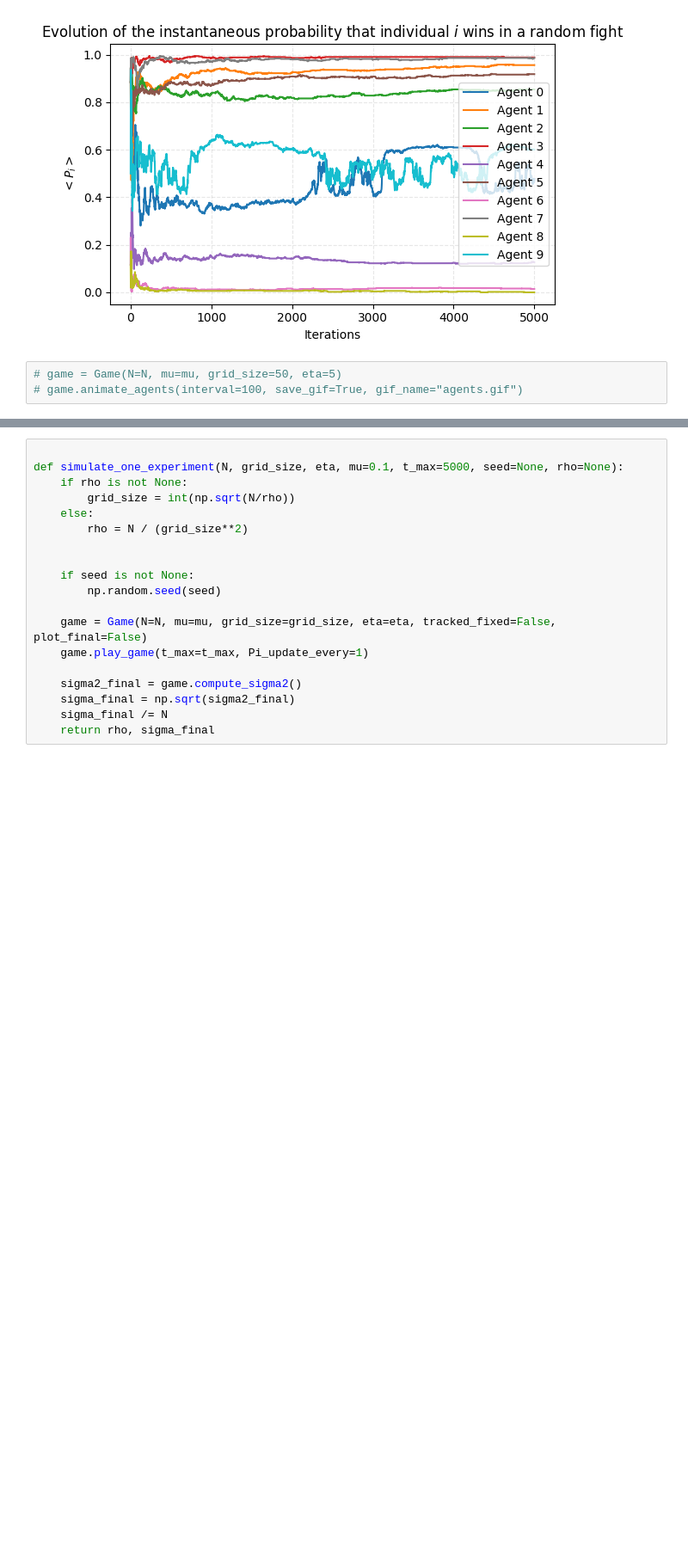
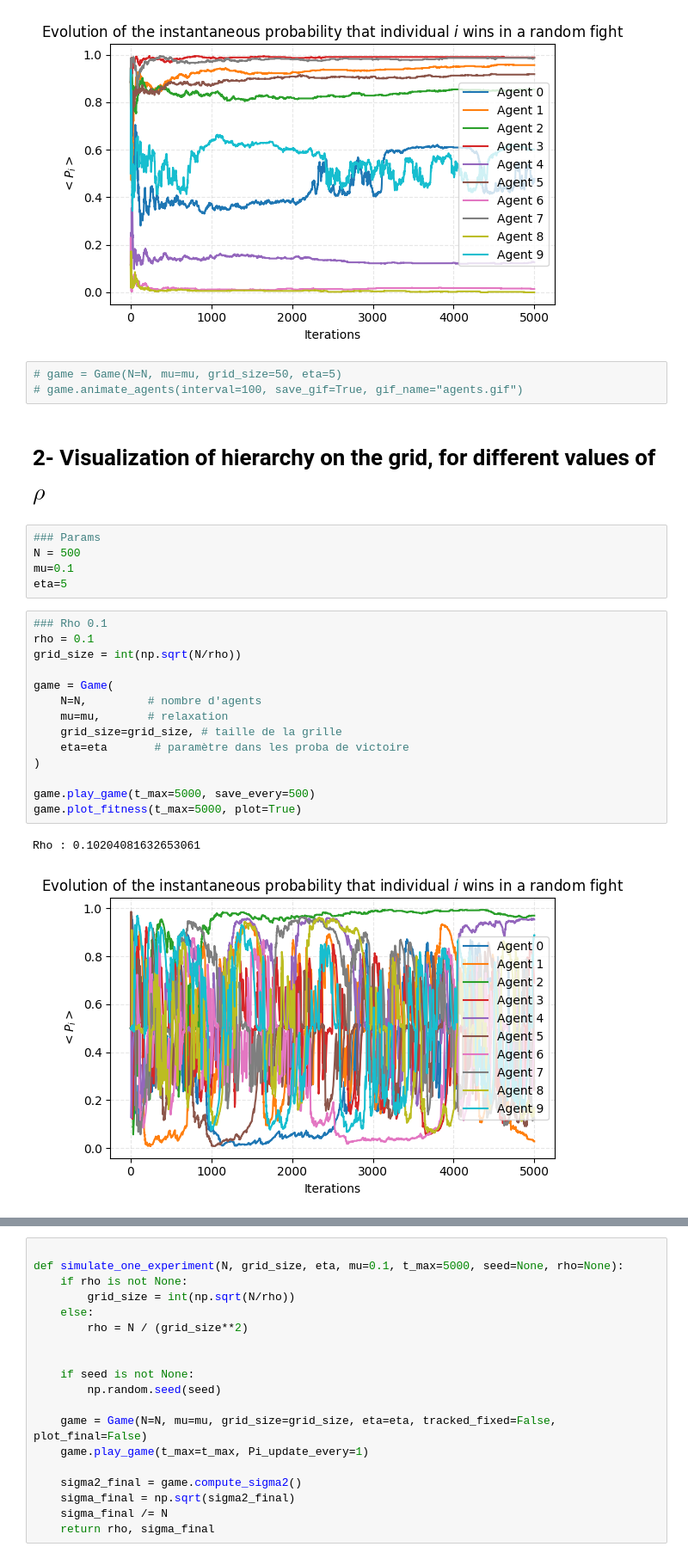
Before and after one commit to CorentinPernot/interactions, a Jupyter notebook: notebooks/bonabeau.ipynb, the cells around one changed output, grey strips where cells are left out. Shown at 86% size. Cells and saved outputs as stored; diff of their text form; blank space fills up the shorter version.

Commit message:
[ADD] plots of current evolution

```diff
--- a/notebooks/bonabeau.ipynb
+++ b/notebooks/bonabeau.ipynb
@@ -350,3 +421,27 @@ Rho : 0.8
 # %%
 # game = Game(N=N, mu=mu, grid_size=50, eta=5)
 # game.animate_agents(interval=100, save_gif=True, gif_name="agents.gif")
+# %% [markdown]
+# **2- Visualization of hierarchy on the grid, for different values of $\rho$**
+# %%
+### Params
+N = 500
+mu=0.1
+eta=5
+# %%
+### Rho 0.1
+rho = 0.1
+grid_size = int(np.sqrt(N/rho))
+
+game = Game(
+    N=N,         # nombre d'agents
+    mu=mu,       # relaxation
+    grid_size=grid_size, # taille de la grille
+    eta=eta       # paramètre dans les proba de victoire
+)
+
+game.play_game(t_max=5000, save_every=500)
+game.plot_fitness(t_max=5000, plot=True)
+# %% [output]
+Rho : 0.10204081632653061
+[figure, added]
```
Also changed, not shown: parts of 9 cells of this notebook, 21 other files.
